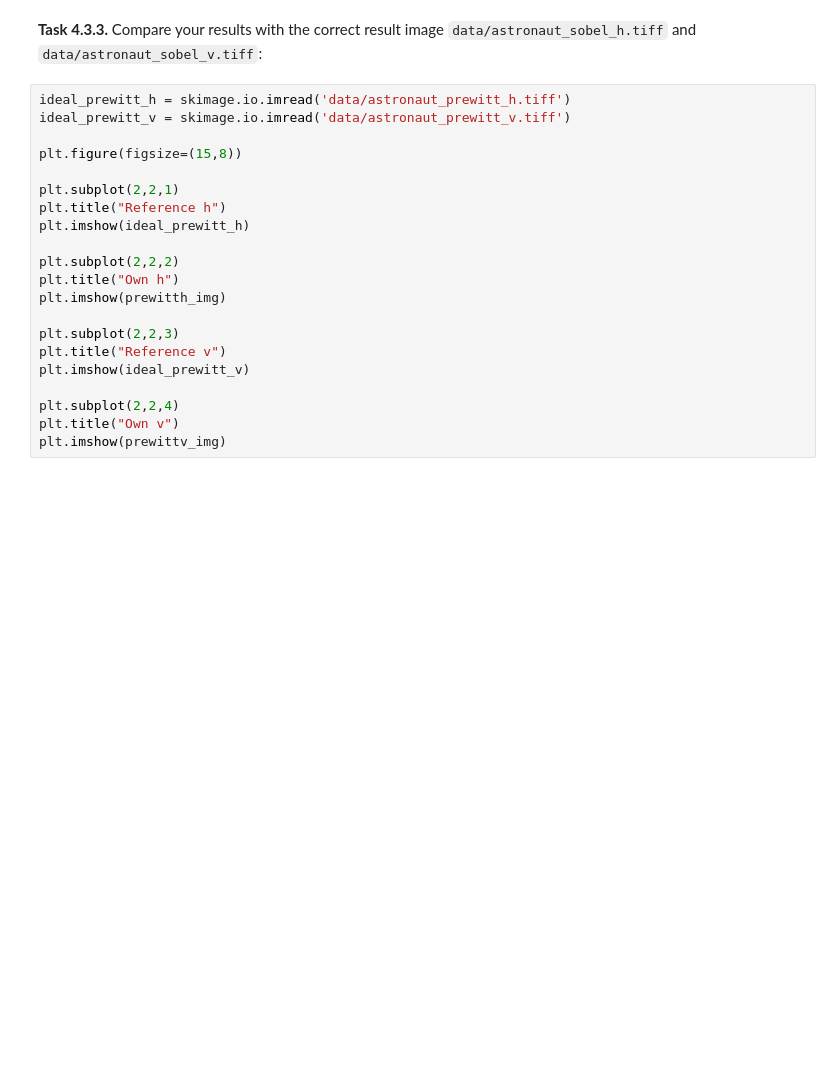
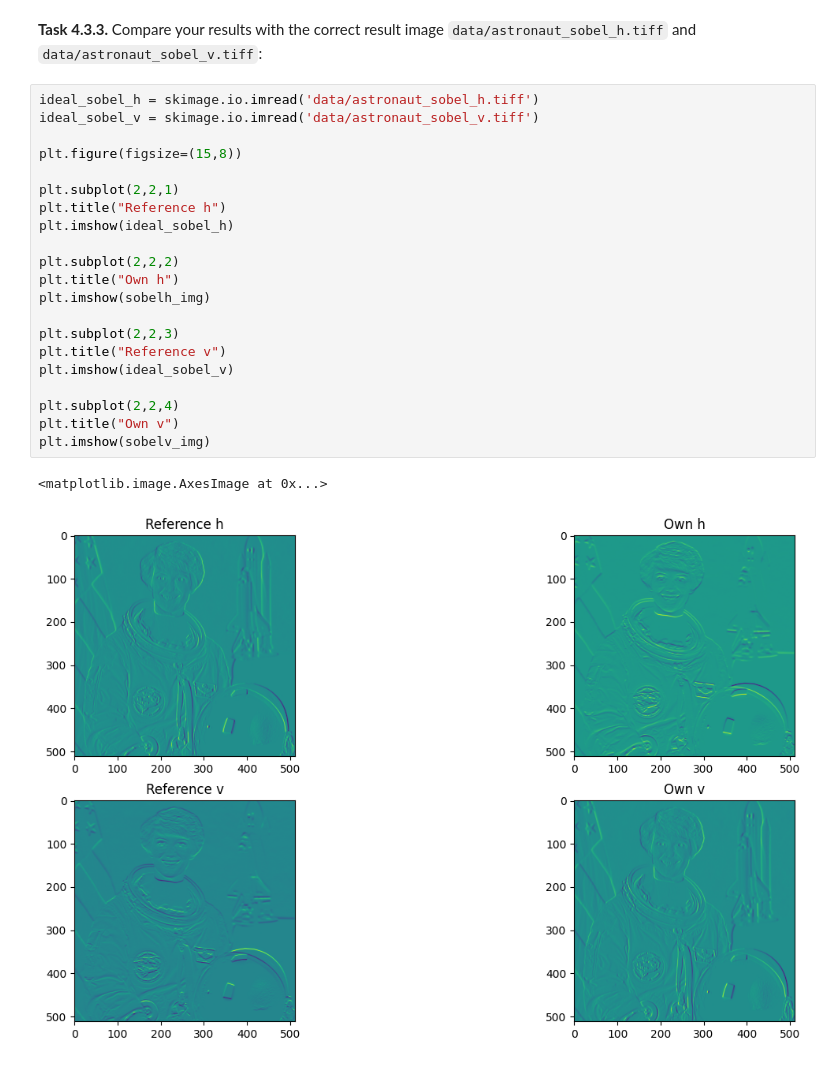
Before and after one commit to Laila-2345/mobi-fs3-python, a Jupyter notebook: task4.ipynb, the cells around one changed output. Drawn from its saved outputs; the diff is of its cells as text; blank space fills up the shorter version.

```diff
--- a/task4.ipynb
+++ b/task4.ipynb
@@ -168,23 +179,26 @@ def sobel_v(img):
 # %% [markdown]
 **<a id="#">Task 4.3.3.</a>** Compare your results with the correct result image `data/astronaut_sobel_h.tiff` and `data/astronaut_sobel_v.tiff`:
 # %%
-ideal_prewitt_h = skimage.io.imread('data/astronaut_prewitt_h.tiff')
-ideal_prewitt_v = skimage.io.imread('data/astronaut_prewitt_v.tiff')
+ideal_sobel_h = skimage.io.imread('data/astronaut_sobel_h.tiff')
+ideal_sobel_v = skimage.io.imread('data/astronaut_sobel_v.tiff')
 
 plt.figure(figsize=(15,8))
 
 plt.subplot(2,2,1)
 plt.title("Reference h")
-plt.imshow(ideal_prewitt_h)
+plt.imshow(ideal_sobel_h)
 
 plt.subplot(2,2,2)
 plt.title("Own h")
-plt.imshow(prewitth_img)
+plt.imshow(sobelh_img)
 
 plt.subplot(2,2,3)
 plt.title("Reference v")
-plt.imshow(ideal_prewitt_v)
+plt.imshow(ideal_sobel_v)
 
 plt.subplot(2,2,4)
 plt.title("Own v")
-plt.imshow(prewittv_img)
+plt.imshow(sobelv_img)
+# %% [output]
+<matplotlib.image.AxesImage at 0x...>
+[figure, added]
```
Also changed, not shown: parts of 1 cell of this notebook.
